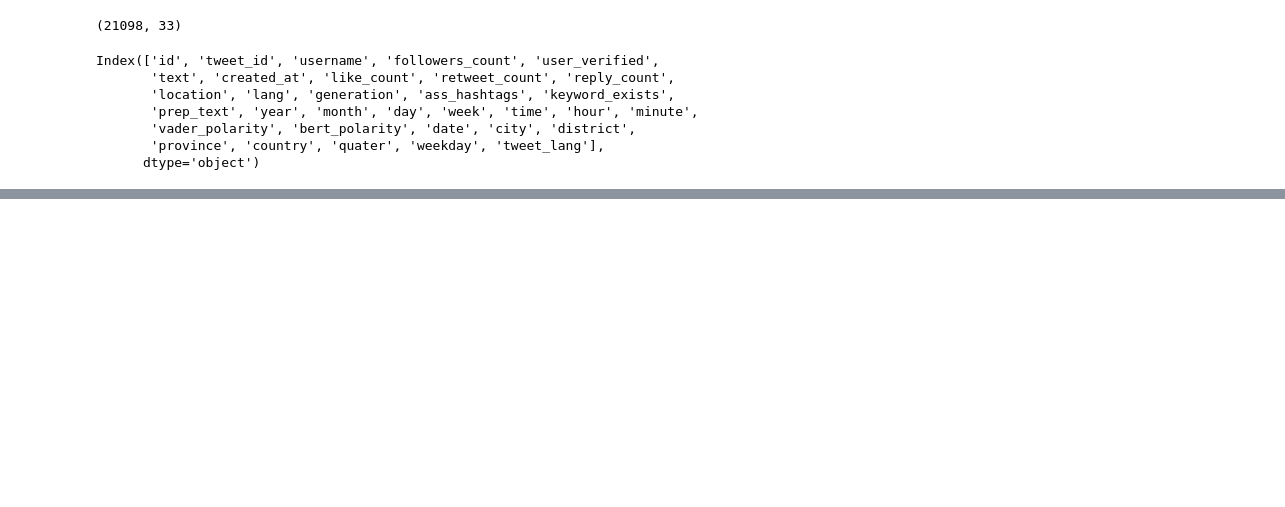
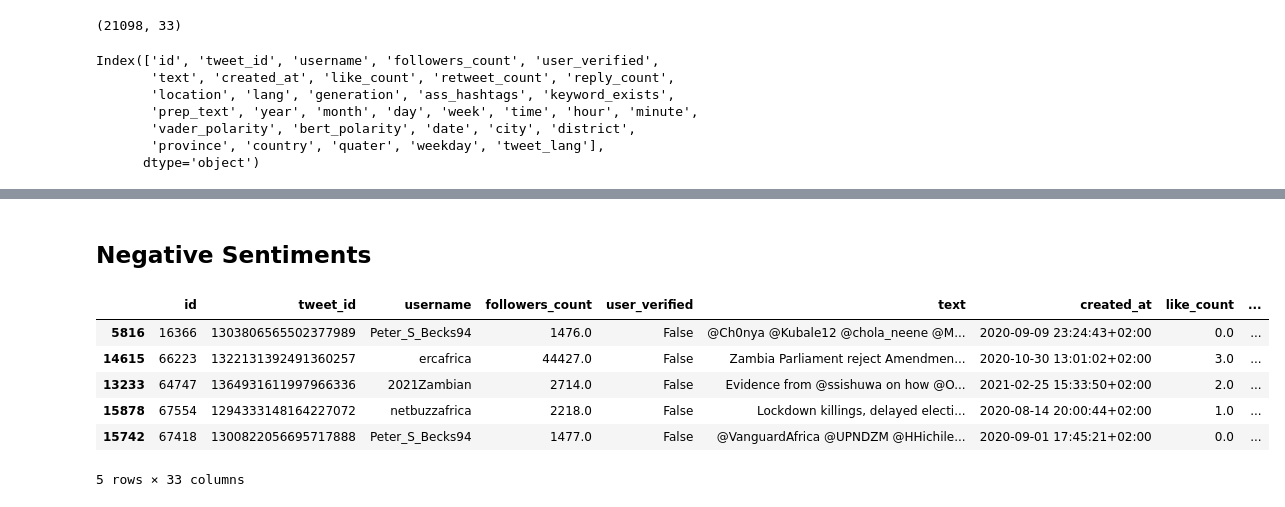
Before and after one commit to ayamlearning/masters_thesis_model_final, a Jupyter notebook: RQ3_Topc_Modelling.ipynb, the cells around one changed output, grey strips where cells are left out. Cells and saved outputs as stored; diff of their text form; code cells hidden in the pictures; blank space fills up the shorter version.

```diff
--- a/RQ3_Topc_Modelling.ipynb
+++ b/RQ3_Topc_Modelling.ipynb
@@ -125,0 +128,13 @@ topic_model.visualize_distribution(probs[200], min_probability=0.015)
+# %% [markdown]
+## **Negative** Sentiments
+# %%
+df_query = df.query("vader_polarity == '{}'".format("Negative"))
+df_query.sample(5)
+# %% [output]
+|  | id | tweet_id | username | followers_count | user_verified | text | created_at | like_count | ... |
+| 5816 | 16366 | 1303806565502377989 | Peter_S_Becks94 | 1476.0 | False | @Ch0nya @Kubale12 @chola_neene @M... | 2020-09-09 23:24:43+02:00 | 0.0 | ... |
+| 14615 | 66223 | 1322131392491360257 | ercafrica | 44427.0 | False | Zambia Parliament reject Amendmen... | 2020-10-30 13:01:02+02:00 | 3.0 | ... |
+| 13233 | 64747 | 1364931611997966336 | 2021Zambian | 2714.0 | False | Evidence from @ssishuwa on how @O... | 2021-02-25 15:33:50+02:00 | 2.0 | ... |
+| 15878 | 67554 | 1294333148164227072 | netbuzzafrica | 2218.0 | False | Lockdown killings, delayed electi... | 2020-08-14 20:00:44+02:00 | 1.0 | ... |
+| 15742 | 67418 | 1300822056695717888 | Peter_S_Becks94 | 1477.0 | False | @VanguardAfrica @UPNDZM @HHichile... | 2020-09-01 17:45:21+02:00 | 0.0 | ... |
+5 rows × 33 columns
```
Also changed, not shown: parts of 27 cells of this notebook.
